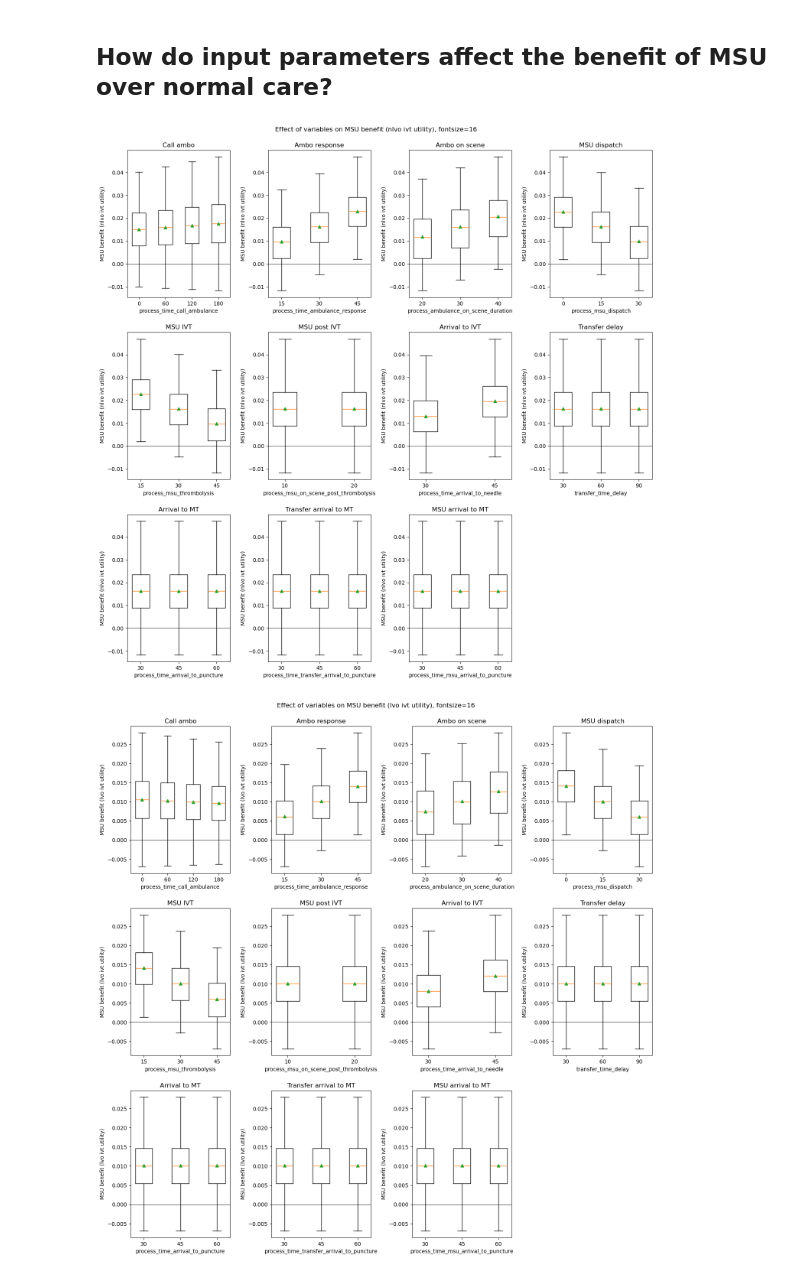
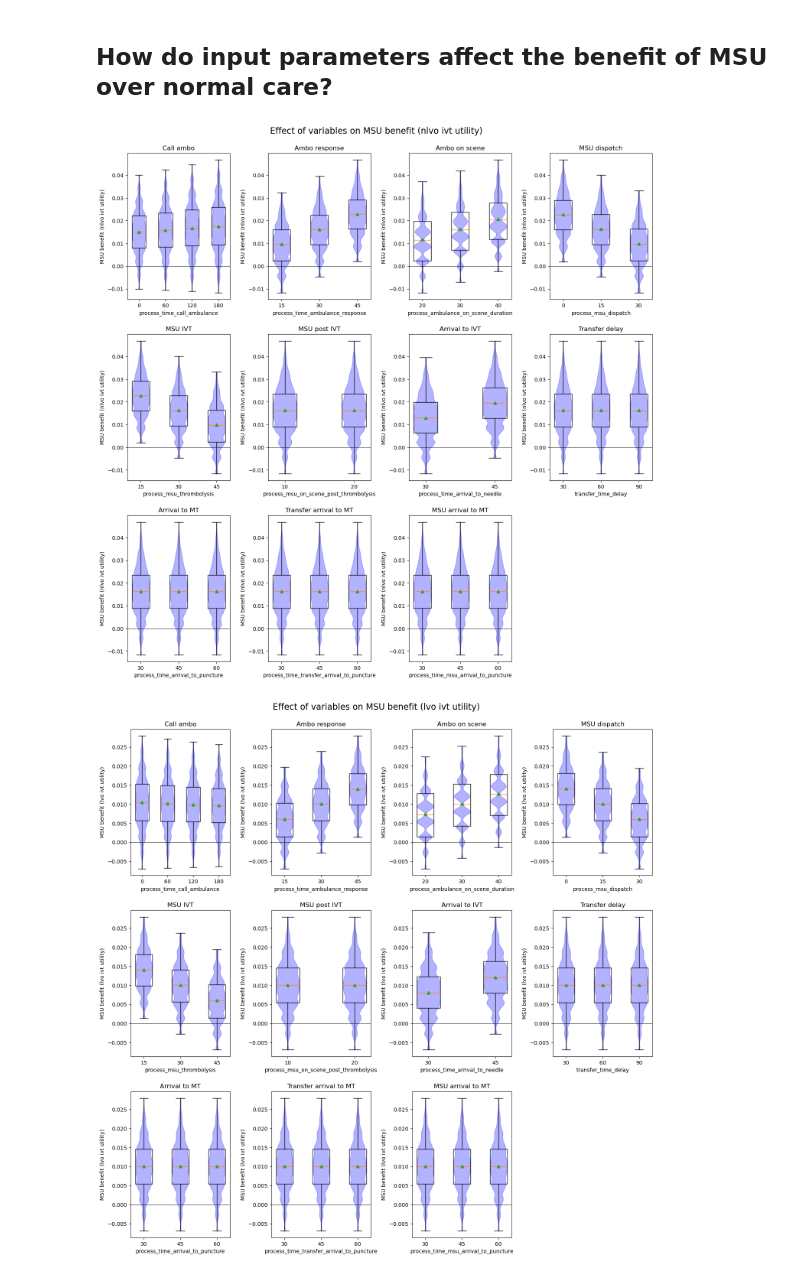
Before and after one commit to stroke-modelling/muster2, a Jupyter notebook: scenario_analysis/scenario_1_analysis.ipynb, the cells around one changed output. Cells and saved outputs as stored; diff of their text form; code cells hidden in the pictures.

```diff
--- a/scenario_analysis/scenario_1_analysis.ipynb
+++ b/scenario_analysis/scenario_1_analysis.ipynb
@@ -23,6 +23,24 @@ data.head()
 | 3 | 0 | 15 | 20 | 0 | ... |
 | 4 | 0 | 15 | 20 | 0 | ... |
 5 rows × 77 columns
+# %%
+# Add net benefit column
+prop_nlvo = 0.7
+prop_lvo = 1 - prop_nlvo
+
+data['drip_ship_utility_shift'] = (
+    (data['nlvo_drip_ship_ivt_utility_shift'] * prop_nlvo) +
+    (data['lvo_drip_ship_ivt_mt_utility_shift'] * prop_lvo))
+
+data['mothership_utility_shift'] = (
+    (data['nlvo_mothership_ivt_utility_shift'] * prop_nlvo) +
+    (data['lvo_mothership_ivt_mt_utility_shift'] * prop_lvo))
+
+data['msu_utility_shift'] = (
+    (data['nlvo_msu_ivt_utility_shift'] * prop_nlvo) +
+    (data['lvo_msu_ivt_mt_utility_shift'] * prop_lvo))
+
+data['msu_net_benefit'] = data['msu_utility_shift'] - data['drip_ship_utility_shift']
 # %%
 list(data)
 # %% [output]
@@ -55,7 +73,10 @@ results['lvo_msu_ivt_mt_utility_benefit'] = data['lvo_msu_ivt_mt_utility'] - dat
 results['nlvo_msu_ivt_mrs_0-2_benefit'] = data['nlvo_msu_ivt_mrs_0-2'] - data['nlvo_drip_ship_ivt_mrs_0-2']
 results['lvo_msu_ivt_mrs_0-2_benefit'] = data['lvo_msu_ivt_mrs_0-2'] - data['lvo_drip_ship_ivt_mrs_0-2']
 results['lvo_msu_ivt_mt_mrs_0-2_benefit'] = data['lvo_msu_ivt_mt_mrs_0-2'] - data['lvo_drip_ship_ivt_mt_mrs_0-2']
-
+results['drip_ship_utility_shift'] = data['drip_ship_utility_shift']
+results['mothership_utility_shift'] = data['mothership_utility_shift']
+results['msu_utility_shift'] = data['msu_utility_shift']
+results['msu_net_benefit'] = data['msu_net_benefit']
 
 results.to_csv('scenario_1_results_summary.csv', index_label='Scenario')
 # %%
@@ -301,34 +323,39 @@ for result in results_cols[0:2]:
     plt.axhline(0, color='black', lw=1)
     # Add labels
     plt.ylabel('Benefit of MSU over normal care')
     plt.tight_layout()
     plt.title(f'Benefit of Mobile Stroke Units over normal care {result}')
     #plt.savefig('xxx.png', dpi=300, bbox_inches='tight')
 """
 
 
 for i,result in enumerate(results_cols):
     fig = plt.figure(figsize=(15, 15))
     y = results[result]
     for i, var in enumerate(variables):
         ax = fig.add_subplot(3,4,i+1)
         x = results[var]
         # Get unique values of X and plot a violin plot of y for each value
         unique_x = np.unique(x)
         for u in unique_x:
             y_for_x = y[x == u]
             # calculate widths to fit x axis
             widths = 0.7 * (max(unique_x) - min(unique_x)) / len(unique_x)
             #ax.violinplot(y_for_x, positions=[u], showextrema=False, showmeans=True, widths=widths, points=45)
+            # Color
+            parts = ax.violinplot(y_for_x, positions=[u], showextrema=False, showmeans=False, widths=widths, points=45)
+            for pc in parts['bodies']:
+                pc.set_facecolor('blue')
+                pc.set_edgecolor('blue')
             ax.boxplot(y_for_x, positions=[u], showmeans=True, widths=widths, whis=100)
             # Add line at y=0
             ax.axhline(0, color='black', lw=0.5)
         ax.set_title(rename_var_dict[var])
         ax.set_xlabel(var)
         ax.set_ylabel(f'MSU benefit ({rename_result_dict[result]})')
-    fig.suptitle(f'Effect of variables on MSU benefit ({rename_result_dict[result]}), fontsize=16')
+    fig.suptitle(f'Effect of variables on MSU benefit ({rename_result_dict[result]})', fontsize=16)
     fig.tight_layout(pad=2)
-plt.show()
+    plt.show()
 # %% [output]
-[figure, old version]
+[figure, new version]
-[figure, old version]
+[figure, new version]
```
Also changed, not shown: parts of 10 cells of this notebook, 1 other file.
